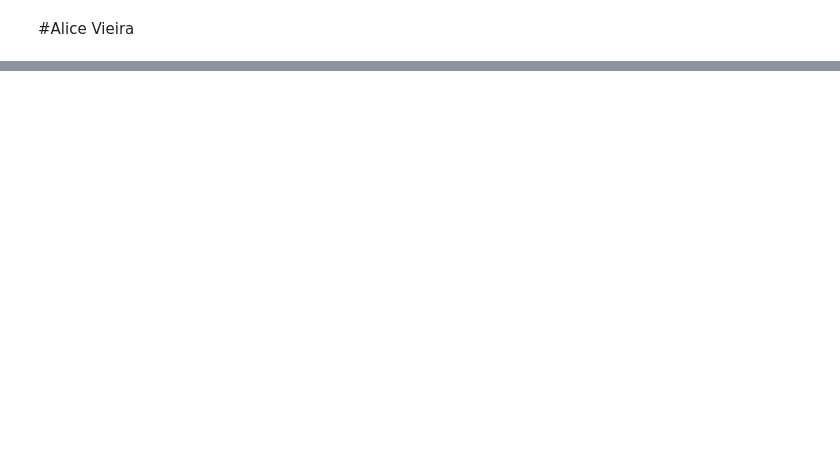
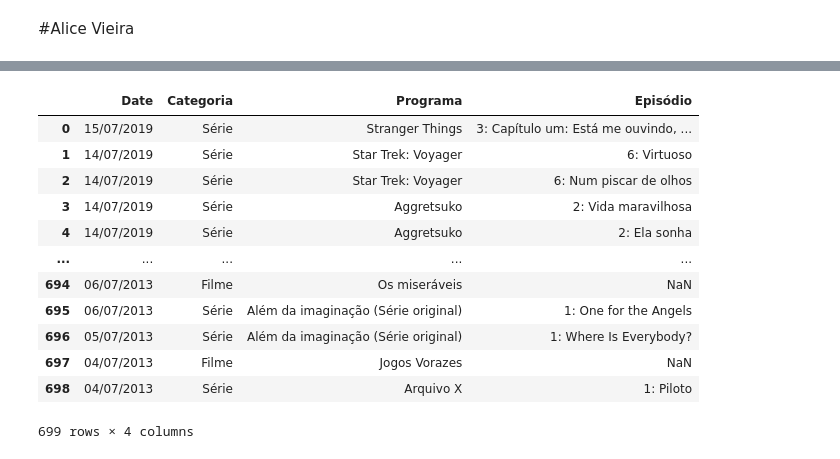
Before and after one commit to alice99vieira/BCC19AliceVieira, a Jupyter notebook: Tarefa10AliceVieira.ipynb, the cells around one changed output, grey strips where cells are left out. Saved outputs shown, nothing was run; the diff lists cells and outputs as text; code cells hidden in the pictures; blank space fills up the shorter version.

```diff
--- a/Tarefa10AliceVieira.ipynb
+++ b/Tarefa10AliceVieira.ipynb
@@ -44,0 +106,25 @@ TB
+# %%
+import pandas as pd
+import numpy as np
+data = pd. read_csv('https://raw.githubusercontent.com/alice99vieira/BasesComputacionais/bacd478ebcde398e853ef5c700168b98f105d3a3/aula5/dados/netflix.csv')
+data['Categoria'] = 'Filme'
+data['Categoria'][data['Title'].str.contains(": Temporada|: Stranger|: Parte")] = 'Série'
+data['Programa'] = data['Title']
+data[['Programa','Episódio']] = data[data['Categoria']=='Série']['Title'].str.split(pat = ': Temporada|: Stranger Things|: Parte', expand = True, n = 1)
+data.loc[data['Categoria']=='Filme', 'Programa'] = data.loc[data['Categoria']=='Filme', 'Title']
+data = data.drop(columns = 'Title')
+data
+# %% [output]
+|  | Date | Categoria | Programa | Episódio |
+| 0 | 15/07/2019 | Série | Stranger Things | 3: Capítulo um: Está me ouvindo, ... |
+| 1 | 14/07/2019 | Série | Star Trek: Voyager | 6: Virtuoso |
+| 2 | 14/07/2019 | Série | Star Trek: Voyager | 6: Num piscar de olhos |
+| 3 | 14/07/2019 | Série | Aggretsuko | 2: Vida maravilhosa |
+| 4 | 14/07/2019 | Série | Aggretsuko | 2: Ela sonha |
+| ... | ... | ... | ... | ... |
+| 694 | 06/07/2013 | Filme | Os miseráveis | NaN |
+| 695 | 06/07/2013 | Série | Além da imaginação (Série original) | 1: One for the Angels |
+| 696 | 05/07/2013 | Série | Além da imaginação (Série original) | 1: Where Is Everybody? |
+| 697 | 04/07/2013 | Filme | Jogos Vorazes | NaN |
+| 698 | 04/07/2013 | Série | Arquivo X | 1: Piloto |
+699 rows × 4 columns
```
Also changed, not shown: parts of 22 cells of this notebook.
